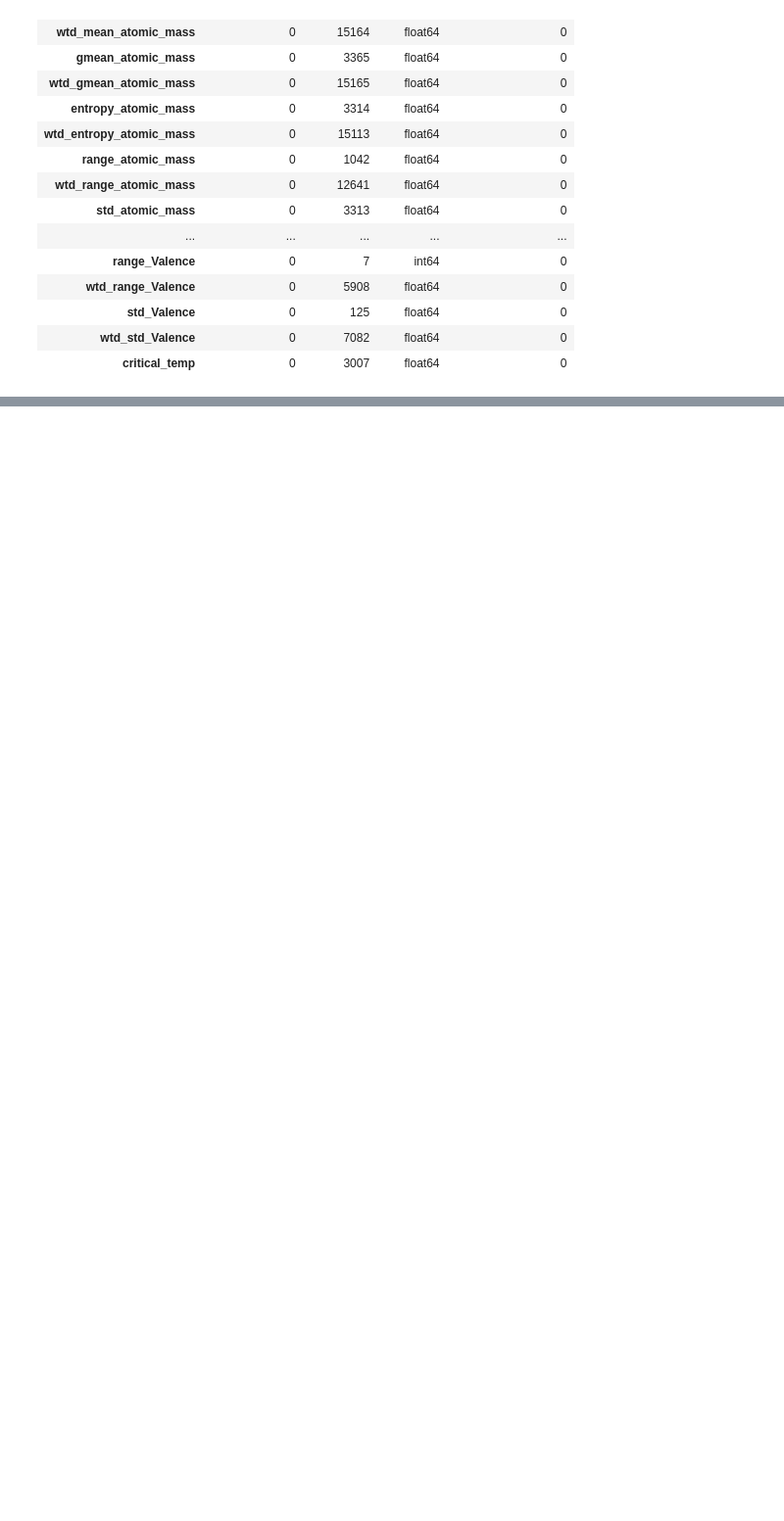
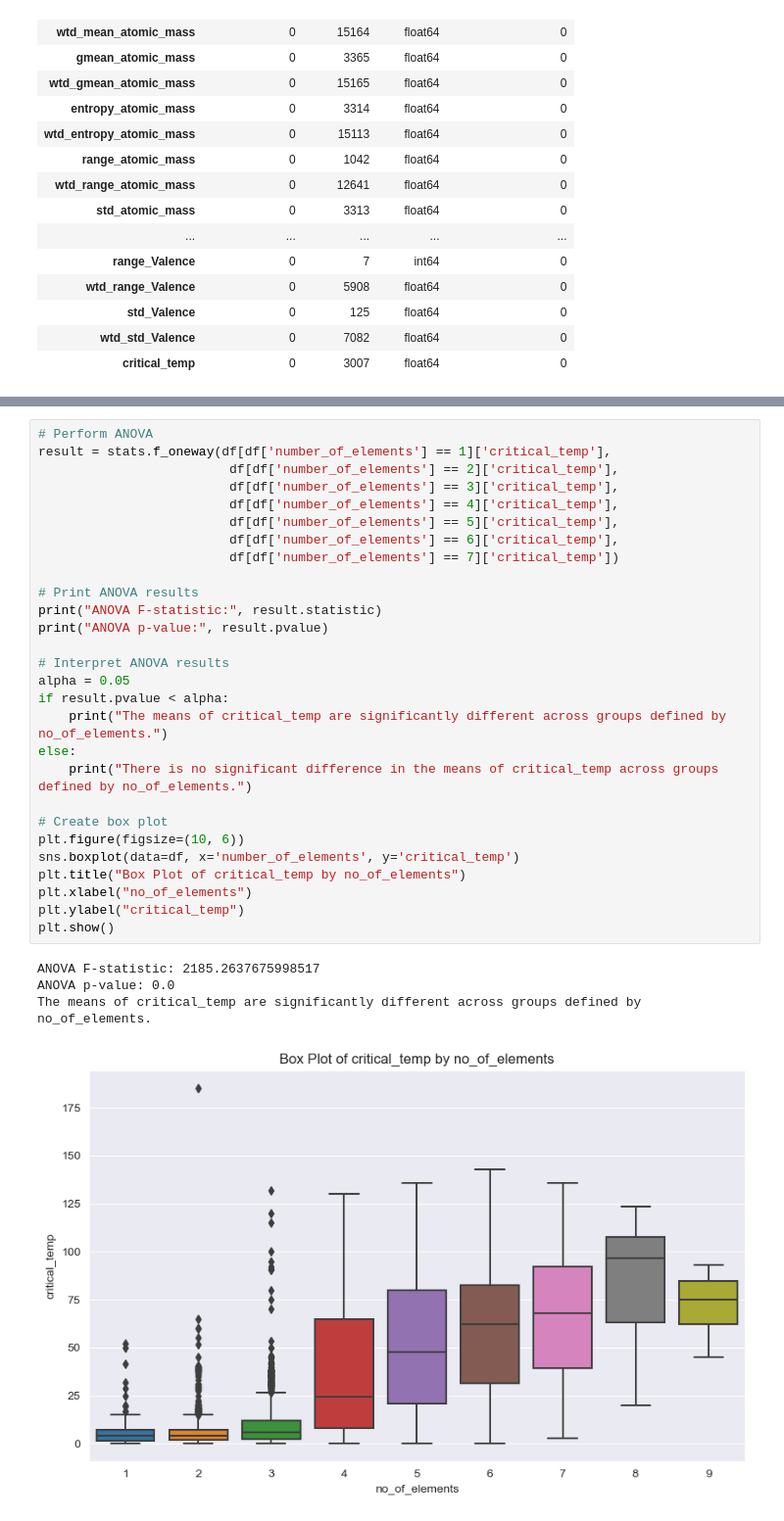
Before and after one commit to MohdSharik99/Predicting_critical_temperature_of_supeconductors, a Jupyter notebook: Experiments.ipynb, the cells around one changed output, grey strips where cells are left out. Shown at 98% size. Saved outputs shown, nothing was run; the diff lists cells and outputs as text; blank space fills up the shorter version.

```diff
--- a/Experiments.ipynb
+++ b/Experiments.ipynb
@@ -93,0 +171,33 @@ plt.show()
+# %%
+# Perform ANOVA
+result = stats.f_oneway(df[df['number_of_elements'] == 1]['critical_temp'],
+                         df[df['number_of_elements'] == 2]['critical_temp'],
+                         df[df['number_of_elements'] == 3]['critical_temp'],
+                         df[df['number_of_elements'] == 4]['critical_temp'],
+                         df[df['number_of_elements'] == 5]['critical_temp'],
+                         df[df['number_of_elements'] == 6]['critical_temp'],
+                         df[df['number_of_elements'] == 7]['critical_temp'])
+
+# Print ANOVA results
+print("ANOVA F-statistic:", result.statistic)
+print("ANOVA p-value:", result.pvalue)
+
+# Interpret ANOVA results
+alpha = 0.05
+if result.pvalue < alpha:
+    print("The means of critical_temp are significantly different across groups defined by no_of_elements.")
+else:
+    print("There is no significant difference in the means of critical_temp across groups defined by no_of_elements.")
+
+# Create box plot
+plt.figure(figsize=(10, 6))
+sns.boxplot(data=df, x='number_of_elements', y='critical_temp')
+plt.title("Box Plot of critical_temp by no_of_elements")
+plt.xlabel("no_of_elements")
+plt.ylabel("critical_temp")
+plt.show()
+# %% [output]
+ANOVA F-statistic: 2185.2637675998517
+ANOVA p-value: 0.0
+The means of critical_temp are significantly different across groups defined by no_of_elements.
+[figure, added]
```
Also changed, not shown: parts of 11 cells of this notebook.
